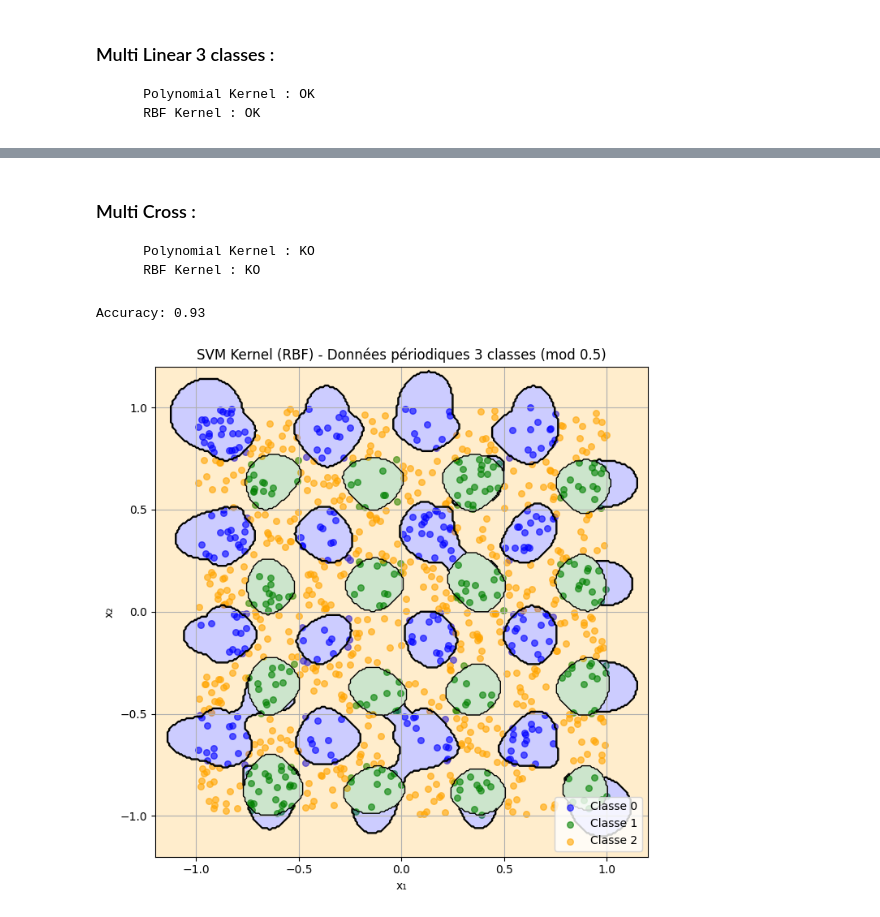
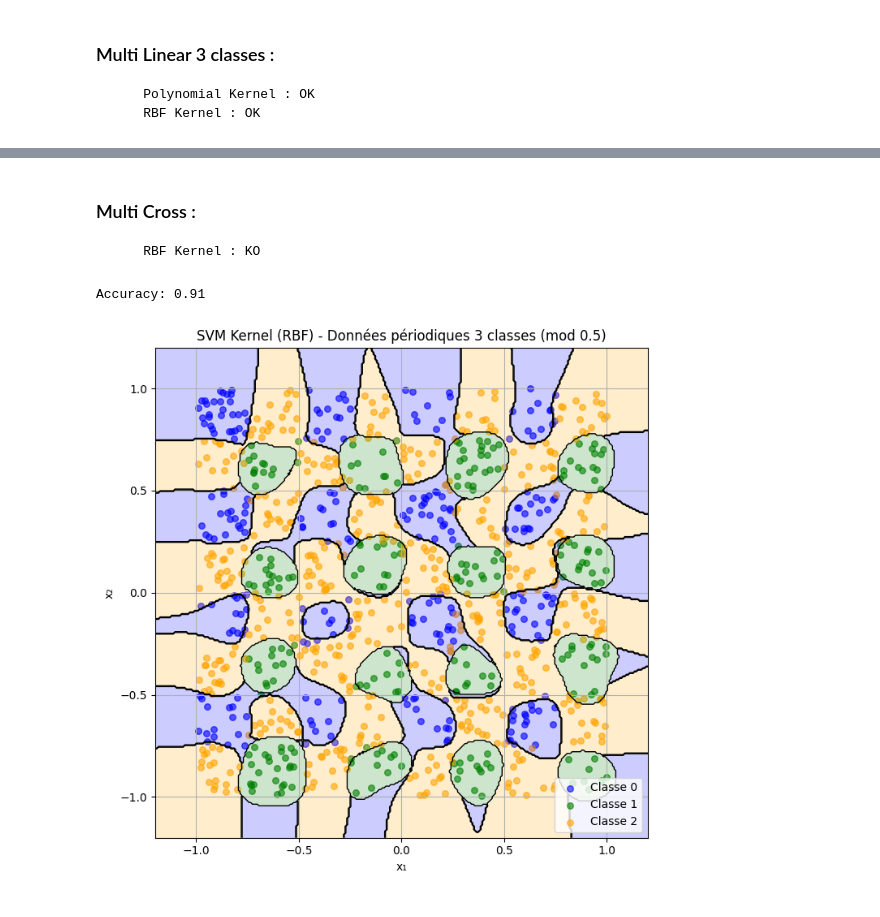
Before and after one commit to PA-2025/better_tensorflow, a Jupyter notebook: python/case_test_note_book/svm.ipynb, the cells around one changed output, grey strips where cells are left out. Saved outputs shown, nothing was run; the diff lists cells and outputs as text; code cells hidden in the pictures.

```diff
--- a/python/case_test_note_book/svm.ipynb
+++ b/python/case_test_note_book/svm.ipynb
@@ -167,7 +163,7 @@ Y = np.where((np.abs(X[:, 0]) <= 0.3) | (np.abs(X[:, 1]) <= 0.3), 1, -1)
 X_list = X.tolist()
 Y_list = Y.tolist()
 
-svm = KernelSVM("poly", 4, lr=0.1, lambda_svm=0.01)
+svm = KernelSVM("rbf", 4., lr=0.1, lambda_svm=0.01)
 
 svm.fit(X_list, Y_list, "svm_linear_simple.weight")
 
@@ -283,6 +279,5 @@ Accuracy (multi-classe): 1.00
 # %% [markdown]
 ### Multi Cross :
-        Polynomial Kernel : KO
         RBF Kernel : KO
 # %%
 np.random.seed(42)
@@ -309,7 +304,7 @@ Y_list = Y.tolist()
 svms = []
 for i in range(3):
     labels = [1 if y == i else -1 for y in Y_list]
-    svm = KernelSVM("rbf", param=10.0, lr=0.1, lambda_svm=0.01)
+    svm = KernelSVM("rbf", param=80.0, lr=0.5, lambda_svm=0.001)
 
     svm.fit(X_list, labels, "svm_multi_cross.weight")
     svms.append(svm)
@@ -328,32 +323,32 @@ print(f"Accuracy: {accuracy:.2f}")
 plt.figure(figsize=(7, 7))
 colors = ["blue", "green", "orange"]
 for i in range(3):
     plt.scatter(
         X[Y == i][:, 0],
         X[Y == i][:, 1],
         color=colors[i],
         label=f"Classe {i}",
         s=30,
         alpha=0.6,
     )
 
 # === Grille de prédiction pour zones
 x_min, x_max = -1.2, 1.2
 y_min, y_max = -1.2, 1.2
 xx, yy = np.meshgrid(np.linspace(x_min, x_max, 300), np.linspace(y_min, y_max, 300))
 grid = np.c_[xx.ravel(), yy.ravel()]
 Z = np.array(predict_multiclass(grid)).reshape(xx.shape)
 
 plt.contourf(xx, yy, Z, alpha=0.2, levels=[-0.5, 0.5, 1.5, 2.5], colors=colors)
 plt.contour(xx, yy, Z, levels=[0.5, 1.5], colors="black", linewidths=1)
 
 plt.title("SVM Kernel (RBF) - Données périodiques 3 classes (mod 0.5)")
 plt.xlabel("x₁")
 plt.ylabel("x₂")
 plt.grid(True)
 plt.legend()
 plt.tight_layout()
 plt.show()
 # %% [output]
-Accuracy: 0.93
+Accuracy: 0.91
-[figure, old version]
+[figure, new version]
```
Also changed, not shown: parts of 6 cells of this notebook, 4 other files.
